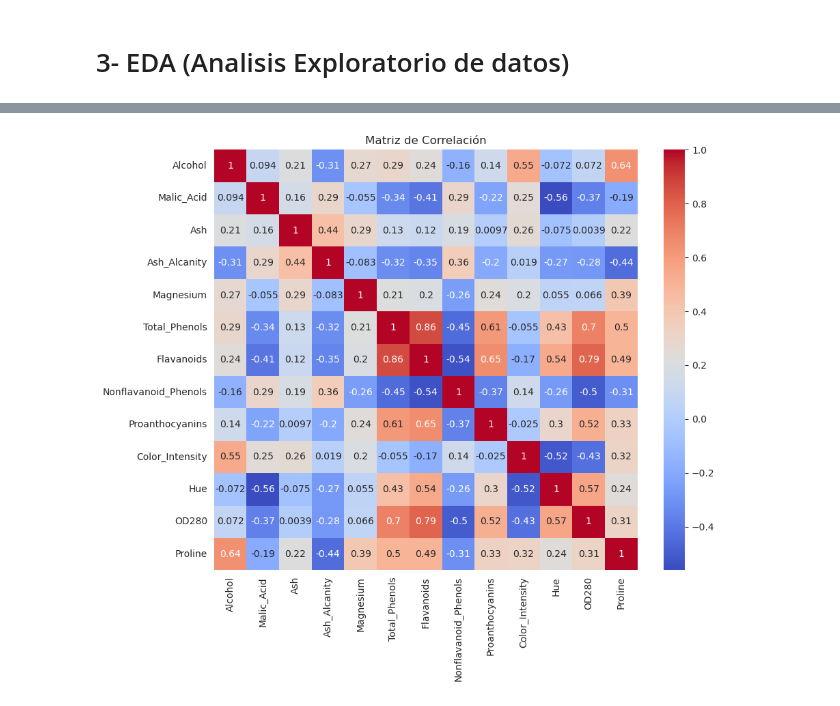
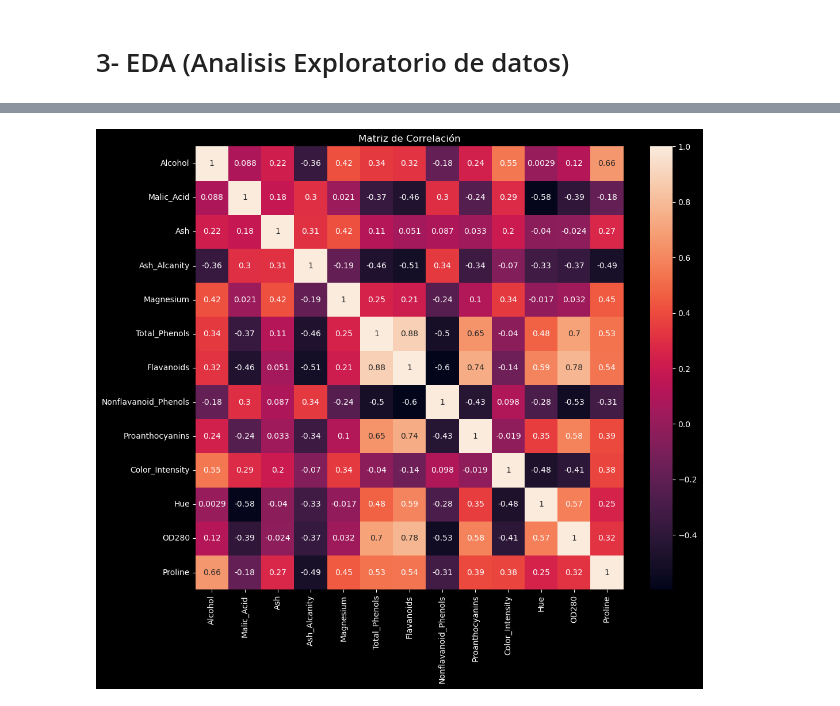
Before and after one commit to thejoresp/CienciaDatos, a Jupyter notebook: cloustering.ipynb, the cells around one changed output, grey strips where cells are left out. Cells and saved outputs as stored; diff of their text form; code cells hidden in the pictures.

```diff
--- a/cloustering.ipynb
+++ b/cloustering.ipynb
@@ -34,7 +39,6 @@ from sklearn.preprocessing import scale
 # %%
 # mint path
-wine = '/home/jorge/Programacion/Ciencia Datos/IFTS11/Ciencia de Datos 2024/Entrega/CienciaDatos/wine_set.csv'
-wine = pd.read_csv(wine)
+wine = pd.read_csv('/home/jorge/Programacion/Ciencia Datos/IFTS11/Ciencia de Datos/Entrega/CienciaDatos/wine_set.csv')
 # %%
 # windows path
 # ruta_w = 'C:/Users/yorlu/OneDrive - UTN.BA/Academico/IFTS11-CdD_IA-1/Cursada 2024 IFTS/3er Cuatrimestre/2- Ciencia de datos/Practica/ParcialCienciaDatos/Segundo Parcial/'
@@ -178 +214,3 @@ Cantidad de outliers que se van a excluir: 2
+# %%
+wine = wine[~((wine < inferior) | (wine > superior)).any(axis=1)]
 # %% [markdown]
@@ -213,8 +265,8 @@ plt.show()
 # %%
-corr_matrix = wine.corr()
-plt.figure(figsize=(10, 8))
-sns.heatmap(corr_matrix, annot=True, cmap='coolwarm')
+correlacion_matrix = wine.corr()
+plt.figure(figsize=(12, 10))
+sns.heatmap(correlacion_matrix, annot=True)
 plt.title('Matriz de Correlación')
 plt.show()
 # %% [output]
-[figure, old version]
+[figure, new version]
```
Also changed, not shown: parts of 20 cells of this notebook.
